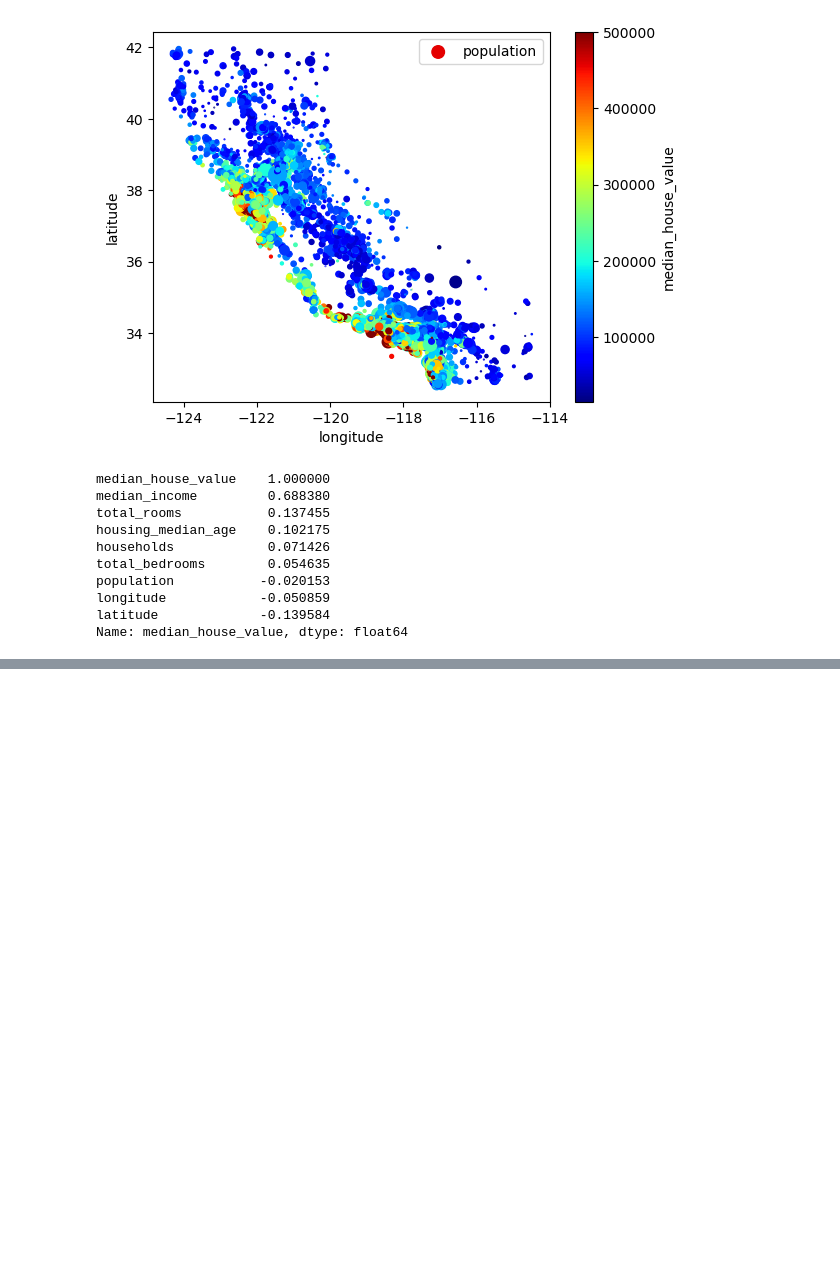
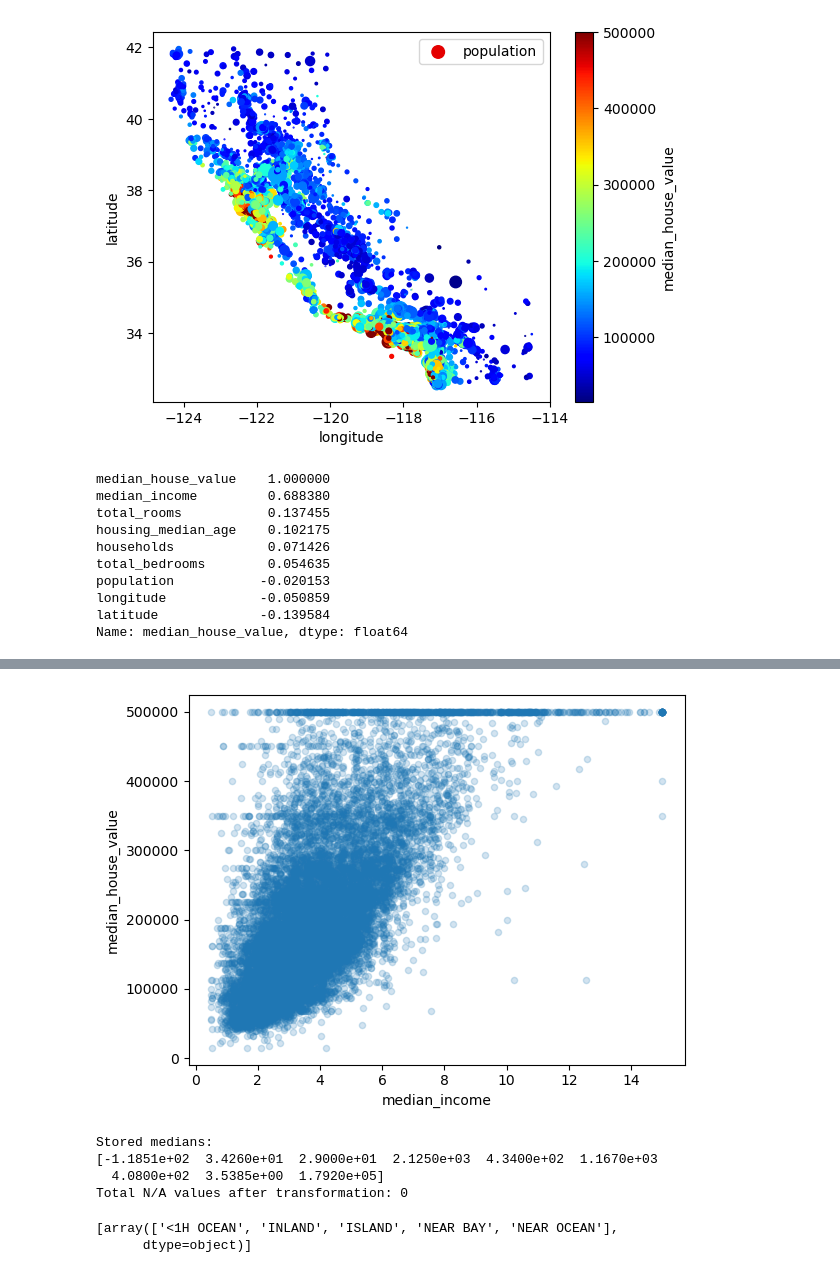
Before and after one commit to applewu265/PythonML_Projects, a Jupyter notebook: Housing_Price_Prediction/housing_price_predictions.ipynb, the cells around one changed output, grey strips where cells are left out. Saved outputs shown, nothing was run; the diff lists cells and outputs as text; code cells hidden in the pictures; blank space fills up the shorter version.

```diff
--- a/Housing_Price_Prediction/housing_price_predictions.ipynb
+++ b/Housing_Price_Prediction/housing_price_predictions.ipynb
@@ -115,0 +125,26 @@ Name: median_house_value, dtype: float64
+# %%
+# median house value and median income have most obvious correlation
+split_train.plot(kind = "scatter", x = "median_income", y = "median_house_value", alpha = 0.2)
+plt.show()
+# %% [output]
+[figure, added]
+# %%
+imputer = SimpleImputer(strategy = "median")
+num_training_data = split_train.select_dtypes(include = [np.number])
+imputer.fit(num_training_data)
+print(f"Stored medians:\n{imputer.statistics_}") # median of every numerical attribute
+X = imputer.transform(num_training_data)
+print(f"Total N/A values after transformation: {np.count_nonzero(np.isnan(X))}")
+# %% [output]
+Stored medians:
+[-1.1851e+02  3.4260e+01  2.9000e+01  2.1250e+03  4.3400e+02  1.1670e+03
+  4.0800e+02  3.5385e+00  1.7920e+05]
+Total N/A values after transformation: 0
+# %%
+# encode ocean proximity (categorical column)
+encoder = OneHotEncoder()
+cat_train_encoded = encoder.fit_transform(split_train[["ocean_proximity"]])
+print(encoder.categories_)
+# %% [output]
+[array(['<1H OCEAN', 'INLAND', 'ISLAND', 'NEAR BAY', 'NEAR OCEAN'],
+      dtype=object)]
```
Also changed, not shown: parts of 2 cells of this notebook.
